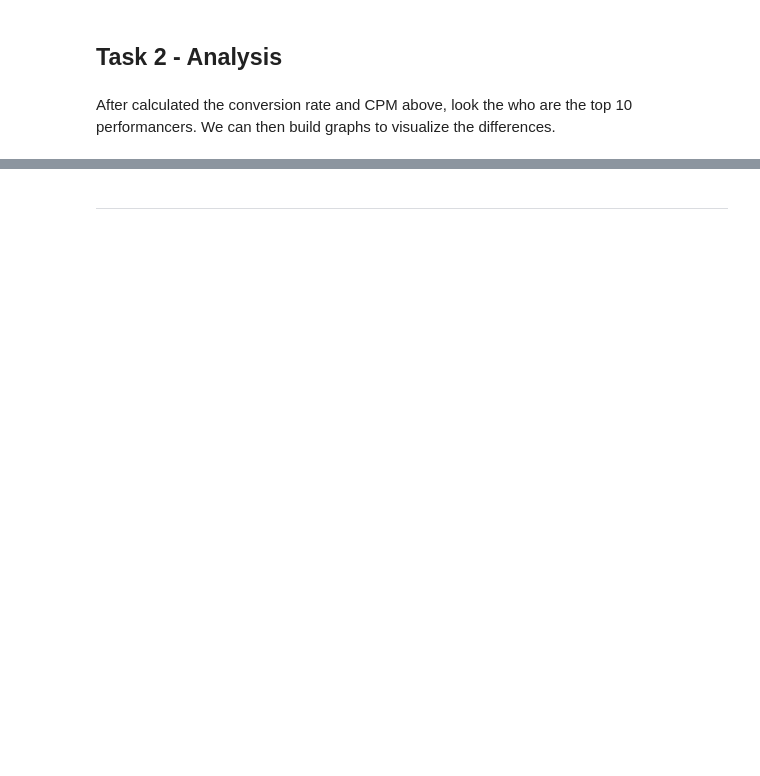
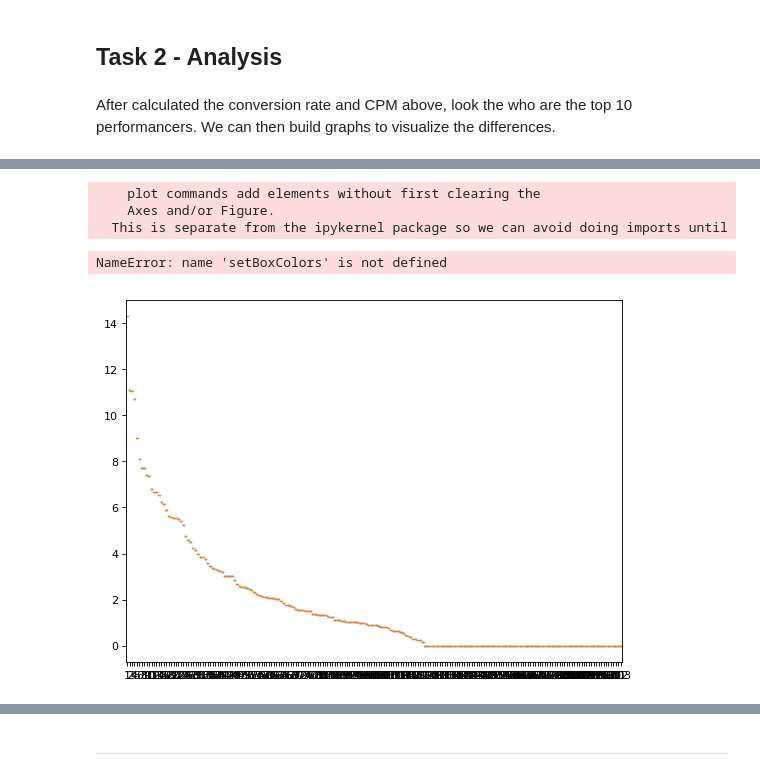
Before and after one commit to kammybdeng/data-science-journey, a Jupyter notebook: data-analysis/takehome challenges.ipynb, the cells around one changed output, grey strips where cells are left out. Cells and saved outputs as stored; diff of their text form; code cells hidden in the pictures; blank space fills up the shorter version.

```diff
--- a/data-analysis/takehome challenges.ipynb
+++ b/data-analysis/takehome challenges.ipynb
@@ -68,0 +104,2 @@ offer_df = offers.groupby(['application_id', 'campaign_id']).count()
+# %%
+conversion_df = conversion_rate.to_frame()
@@ -121,0 +163,43 @@ After calculated the conversion rate and CPM above, look the who are the top 10
+# %%
+top_ten = conversion_df.sort_values(by=['reward_id'], ascending=False)[:5]
+others = conversion_df.sort_values(by=['reward_id'], ascending=False)[5:]
+# %%
+fig = figure(num=None, figsize=(8, 6), dpi=80)
+ax = axes()
+hold(True)
+
+# first boxplot pair
+bp = boxplot(others, widths = 0.6)
+#boxprops=boxprops,
+ #               medianprops=medianprops)
+setBoxColors(bp)
+
+# second boxplot pair
+bp = boxplot(top_ten, widths = 0.6)
+             #boxprops=boxprops2,
+                #medianprops=medianprops2)
+setBoxColors(bp)
+
+
+# boxprops = dict(linestyle='-', linewidth=4, color='green')
+# medianprops = dict(linestyle='-', linewidth=4, color='green')
+
+
+# boxprops2 = dict(linestyle='-', linewidth=4, color='yellow')
+# medianprops2 = dict(linestyle='-', linewidth=4, color='red')
+
+# draw temporary red and blue lines and use them to create a legend
+hB, = plot([1,1],'b-')
+hR, = plot([1,1],'r-')
+legend((hB, hR),('Apples', 'Oranges'))
+hB.set_visible(False)
+hR.set_visible(False)
+
+savefig('boxcompare.png')
+show()
+# %% [output]
+    plot commands add elements without first clearing the
+    Axes and/or Figure.
+  This is separate from the ipykernel package so we can avoid doing imports until
+NameError: name 'setBoxColors' is not defined
+[figure, added]
```
Also changed, not shown: parts of 50 cells of this notebook.
